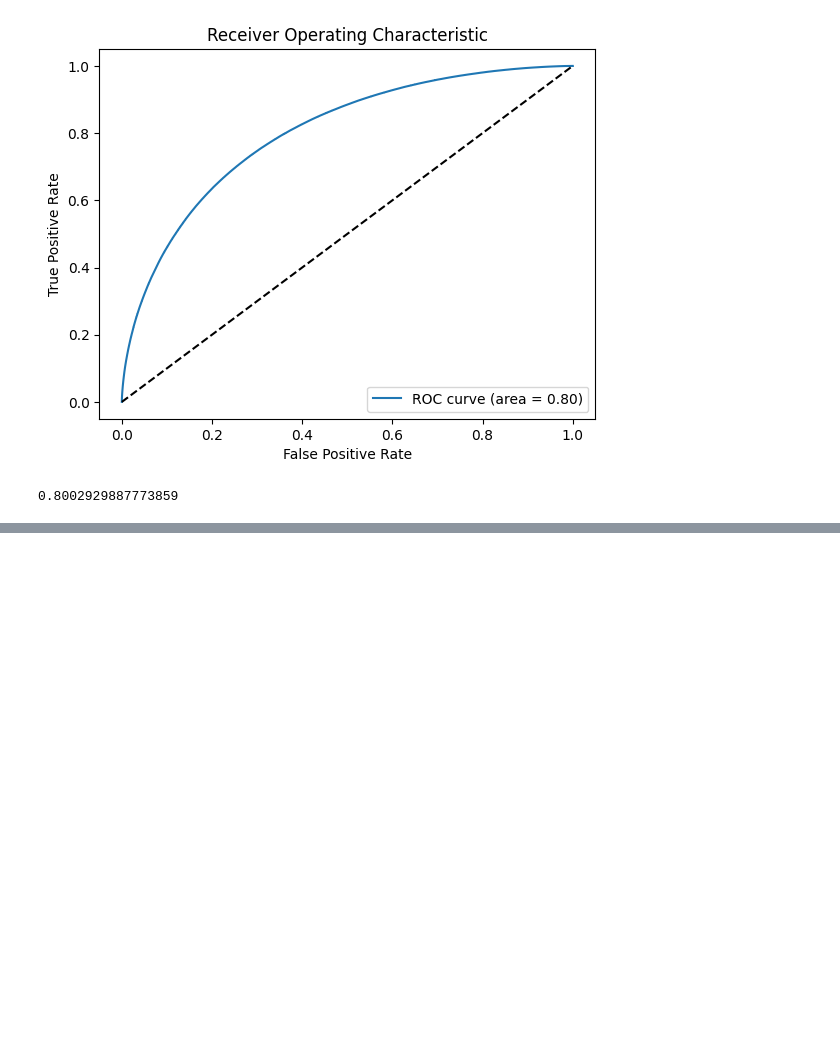
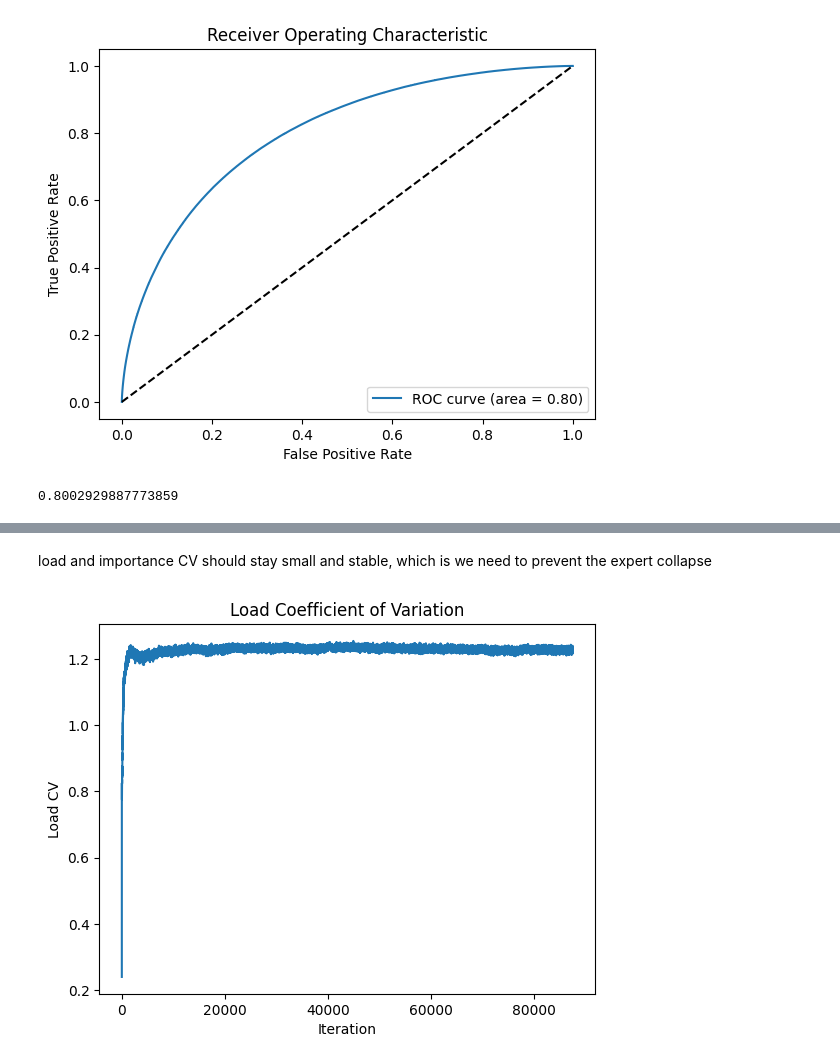
Before and after one commit to paataugrekhelidze/Recsys, a Jupyter notebook: ranking/dcn/demo.ipynb, the cells around one changed output, grey strips where cells are left out. Cells and saved outputs as stored; diff of their text form; code cells hidden in the pictures; blank space fills up the shorter version.

Commit message:
add importance and load loss

```diff
--- a/ranking/dcn/demo.ipynb
+++ b/ranking/dcn/demo.ipynb
@@ -294,0 +413,32 @@ roc_auc
+# %%
+import torch
+
+emb_params = []
+dense_params = []
+
+for name, p in model.named_parameters():
+    if not p.requires_grad:
+        continue
+    if name.startswith("emb_l."):
+        emb_params.append(p)
+    else:
+        dense_params.append(p)
+
+optimizer = torch.optim.Adagrad(
+    [
+        {"params": emb_params, "lr": 0.05},                 # embeddings: higher lr is common
+        {"params": dense_params, "lr": 1e-3, "weight_decay": 1e-6},  # MLPs: lower lr + small wd
+    ],
+    initial_accumulator_value=1e-8,
+)
+# %%
+solver = dcn.Solver(
+    model = model,
+    data = train_ld,
+    optimizer = optimizer,
+    device = "cpu",
+    epochs = 10,
+    reset=True
+)
+
+solver.train()
@@ -294,0 +453,10 @@ roc_auc
+# %% [markdown]
+load and importance CV should stay small and stable, which is we need to prevent the expert collapse
+# %%
+plt.plot(solver.load_cv_history_batch)
+plt.xlabel('Iteration')
+plt.ylabel('Load CV')
+plt.title('Load Coefficient of Variation')
+plt.show()
+# %% [output]
+[figure, added]
```
Also changed, not shown: parts of 7 cells of this notebook, 2 other files.
